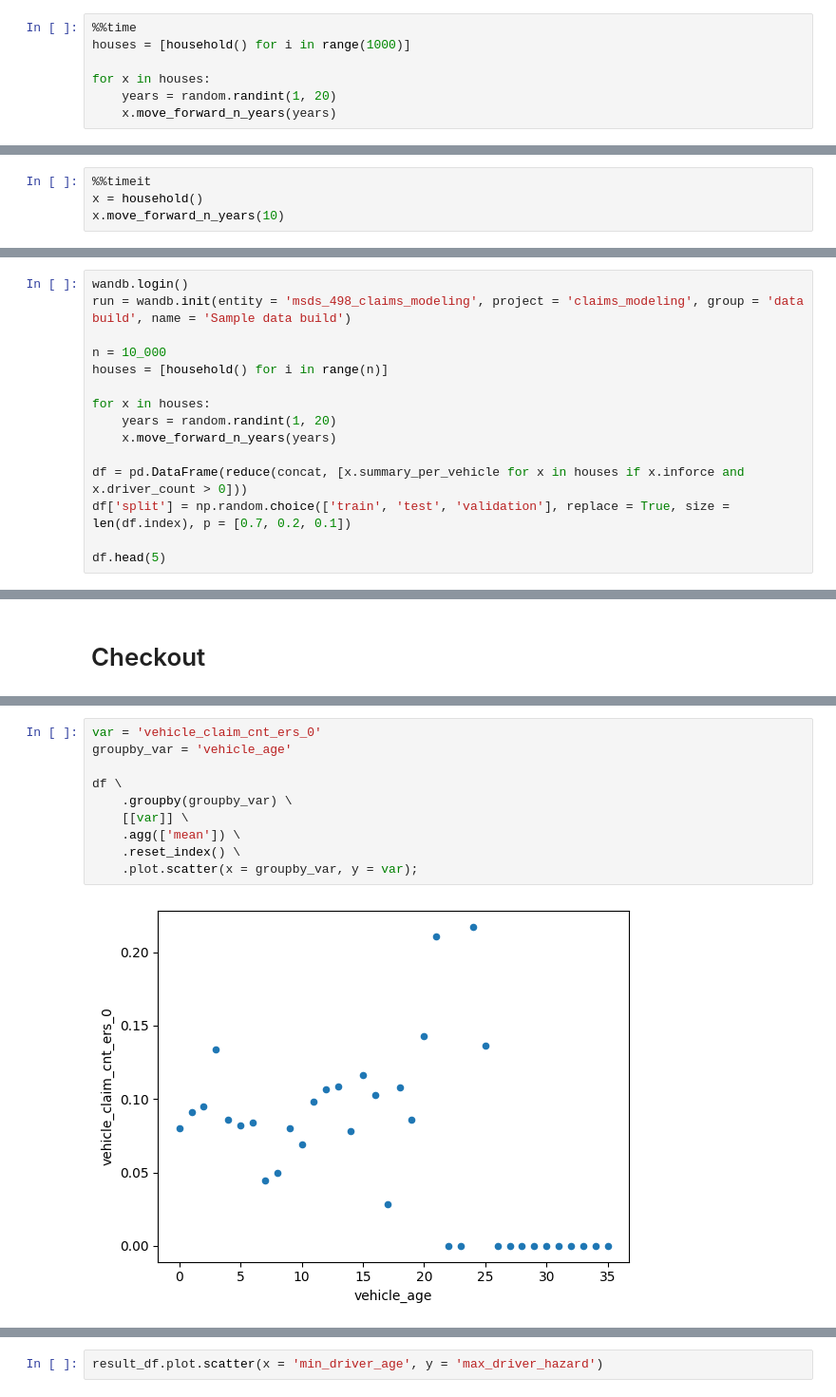
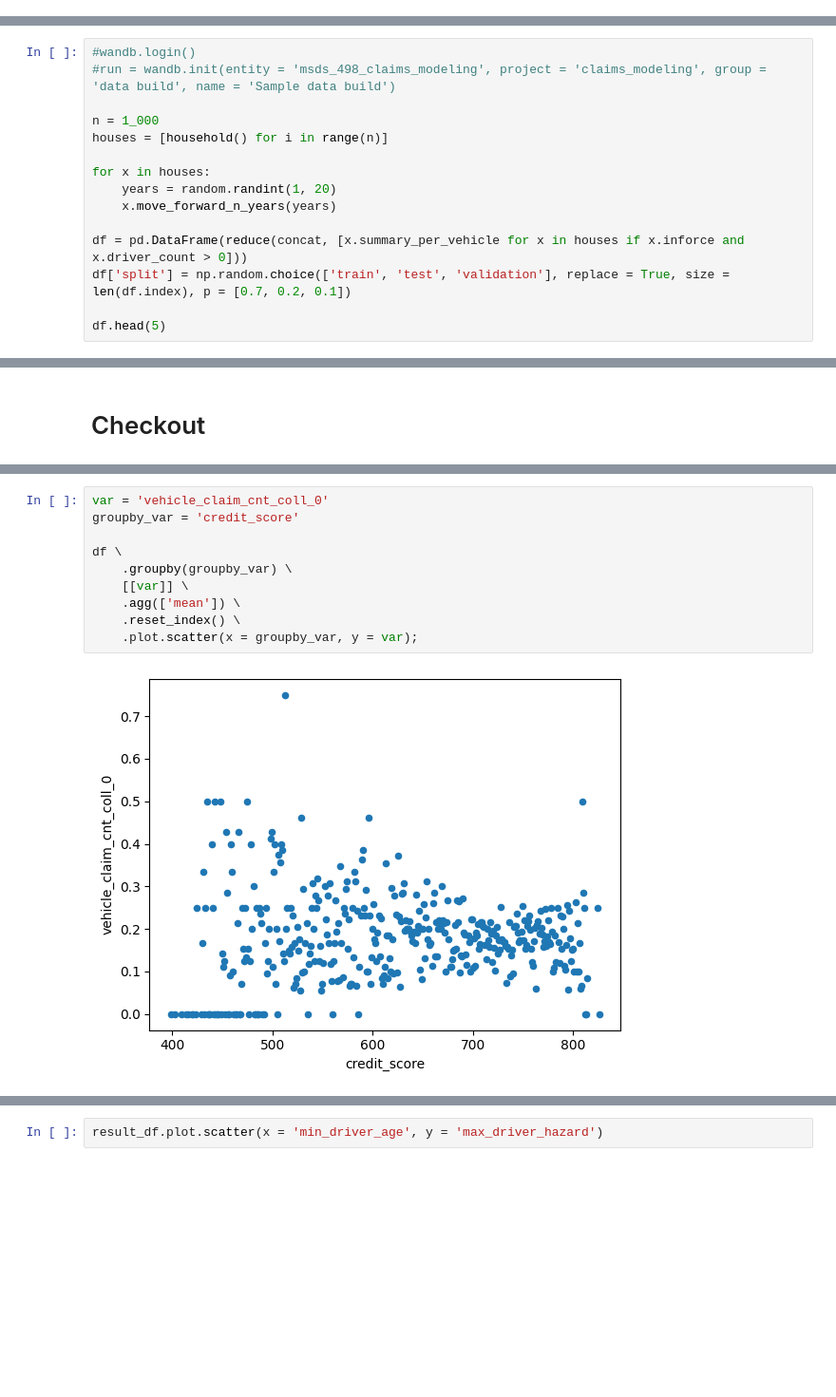
Before and after one commit to rosacker/msds_498_insurance_loss_modeling, a Jupyter notebook: synthetic_data_creation/Data_Creation.ipynb, the cells around one changed output, grey strips where cells are left out. Shown: that part at 95% size. Cells and saved outputs as stored; diff of their text form; blank space fills up the shorter version.

```diff
--- a/synthetic_data_creation/Data_Creation.ipynb
+++ b/synthetic_data_creation/Data_Creation.ipynb
@@ -79,7 +32,0 @@ df = pd.DataFrame(reduce(concat, [x.summary_per_vehicle for x in result if x.inf
-# %%
-%%time
-houses = [household() for i in range(1000)]
-
-for x in houses:
-    years = random.randint(1, 20)
-    x.move_forward_n_years(years)
@@ -89,4 +32,0 @@ Wall time: 38.6 s
-# %%
-%%timeit
-x = household()
-x.move_forward_n_years(10)
@@ -95,10 +33,10 @@ x.move_forward_n_years(10)
 # %% [markdown]
 # Generate Dataframe
 # %%
-wandb.login()
-run = wandb.init(entity = 'msds_498_claims_modeling', project = 'claims_modeling', group = 'data build', name = 'Sample data build')
+#wandb.login()
+#run = wandb.init(entity = 'msds_498_claims_modeling', project = 'claims_modeling', group = 'data build', name = 'Sample data build')
 
-n = 10_000
+n = 1_000
 houses = [household() for i in range(n)]
 
 for x in houses:
@@ -152,15 +77,15 @@ my_house.vehicles
 # %%
-var = 'vehicle_claim_cnt_ers_0'
-groupby_var = 'vehicle_age'
+var = 'vehicle_claim_cnt_coll_0'
+groupby_var = 'credit_score'
 
 df \
     .groupby(groupby_var) \
     [[var]] \
     .agg(['mean']) \
     .reset_index() \
     .plot.scatter(x = groupby_var, y = var);
 # %% [output]
-[figure, old version]
+[figure, new version]
 # %%
 var = 'vehicle_claim_cnt_all_0'
 groupby_var = 'vehicle_type'
```
Also changed, not shown: parts of 22 cells of this notebook, 3 other files.
